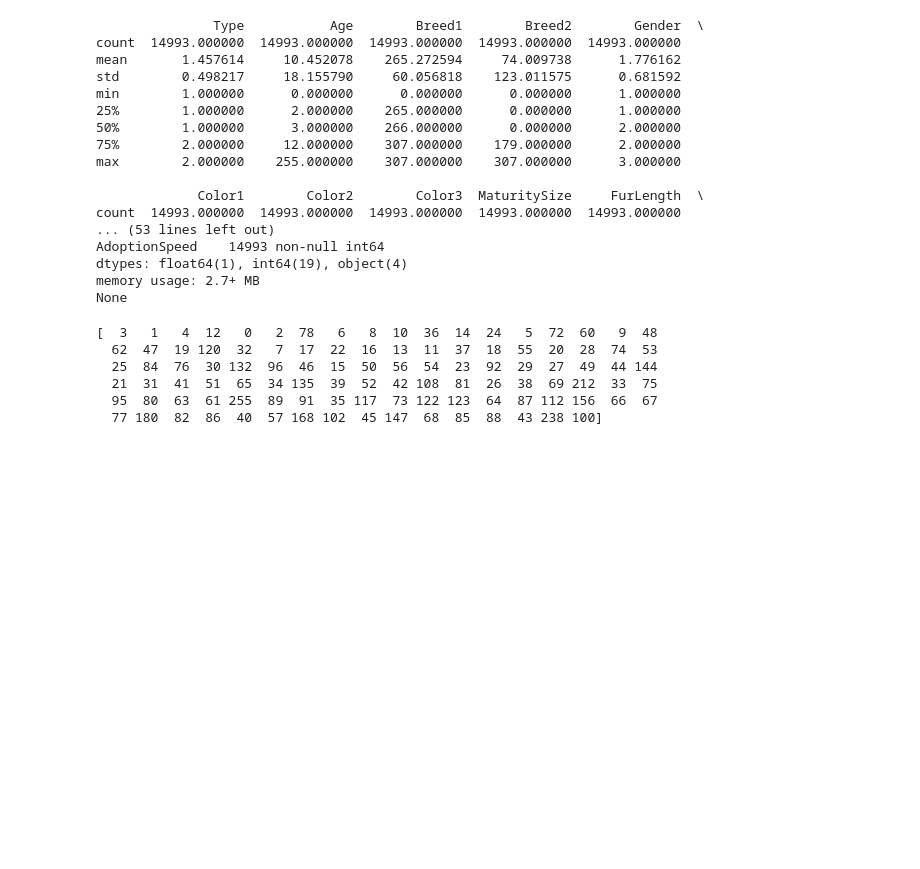
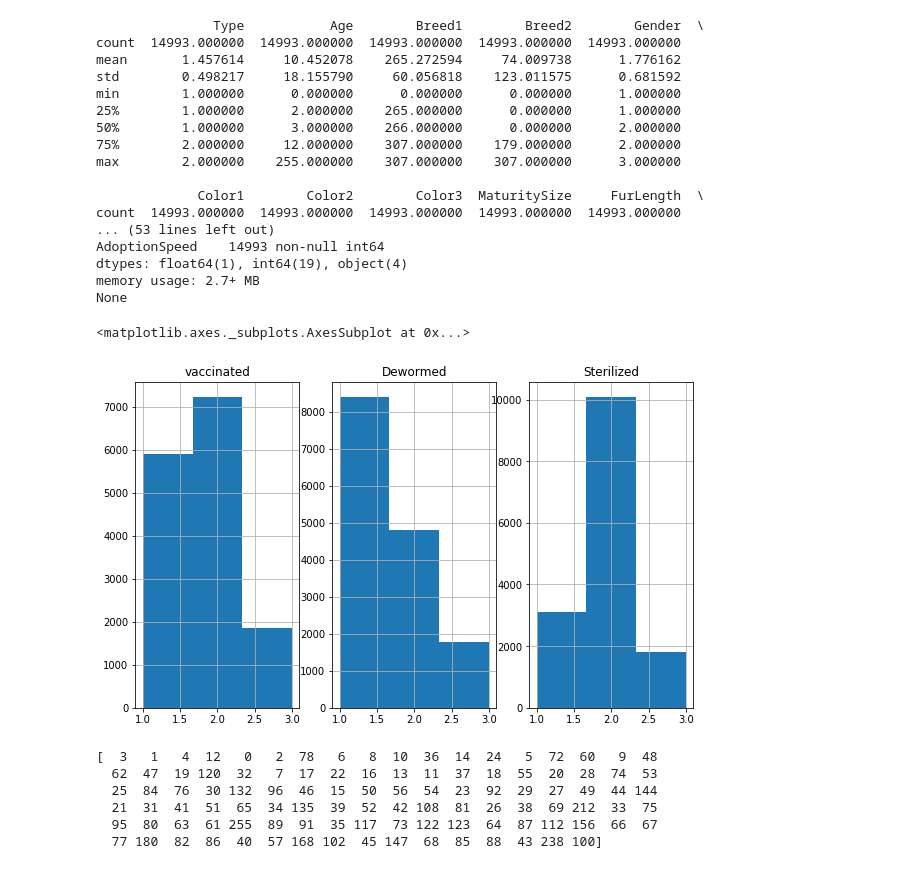
Before and after one commit to naufaldi-fir/adoption-prediction-project, a Jupyter notebook: AdoptionFirstPlots.ipynb, the cells around one changed output. Cells and saved outputs as stored; diff of their text form; code cells hidden in the pictures; blank space fills up the shorter version.

```diff
--- a/AdoptionFirstPlots.ipynb
+++ b/AdoptionFirstPlots.ipynb
@@ -25,6 +25,23 @@ AdoptionSpeed    14993 non-null int64
 dtypes: float64(1), int64(19), object(4)
 memory usage: 2.7+ MB
 None
+# %%
+plt.figure(figsize=(10,6))
+
+plt.subplot(1,3,1)
+plt.title('Vaccinated')
+df['Vaccinated'].hist(bins=3)
+
+plt.subplot(1,3,2)
+plt.title('Dewormed')
+df['Dewormed'].hist(bins=3)
+
+plt.subplot(1,3,3)
+plt.title('Sterilized')
+df['Sterilized'].hist(bins=3)
+# %% [output]
+<matplotlib.axes._subplots.AxesSubplot at 0x...>
+[figure, added]
 # %%
 print(df['Age'].unique())
 
```
Also changed, not shown: 2 other files.
